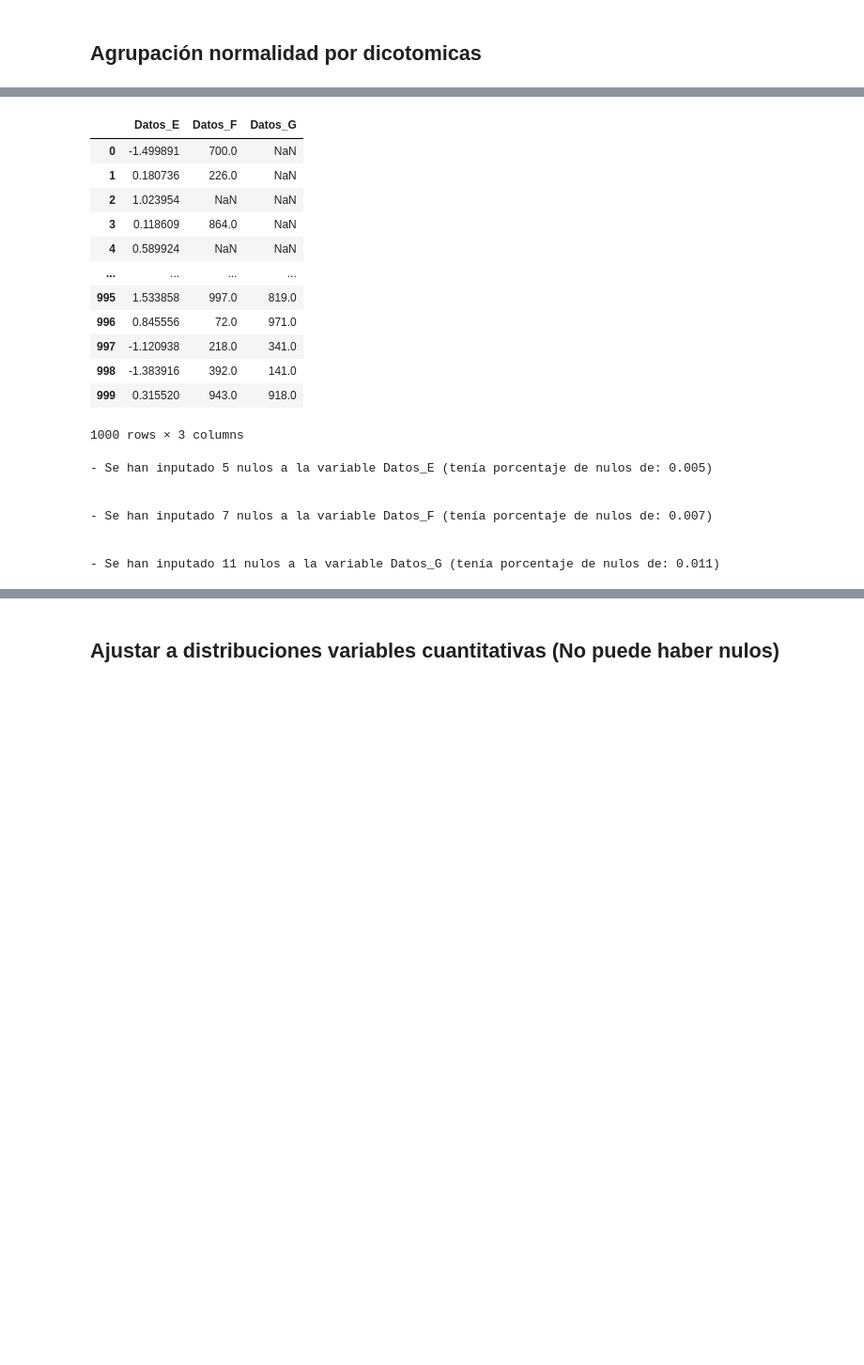
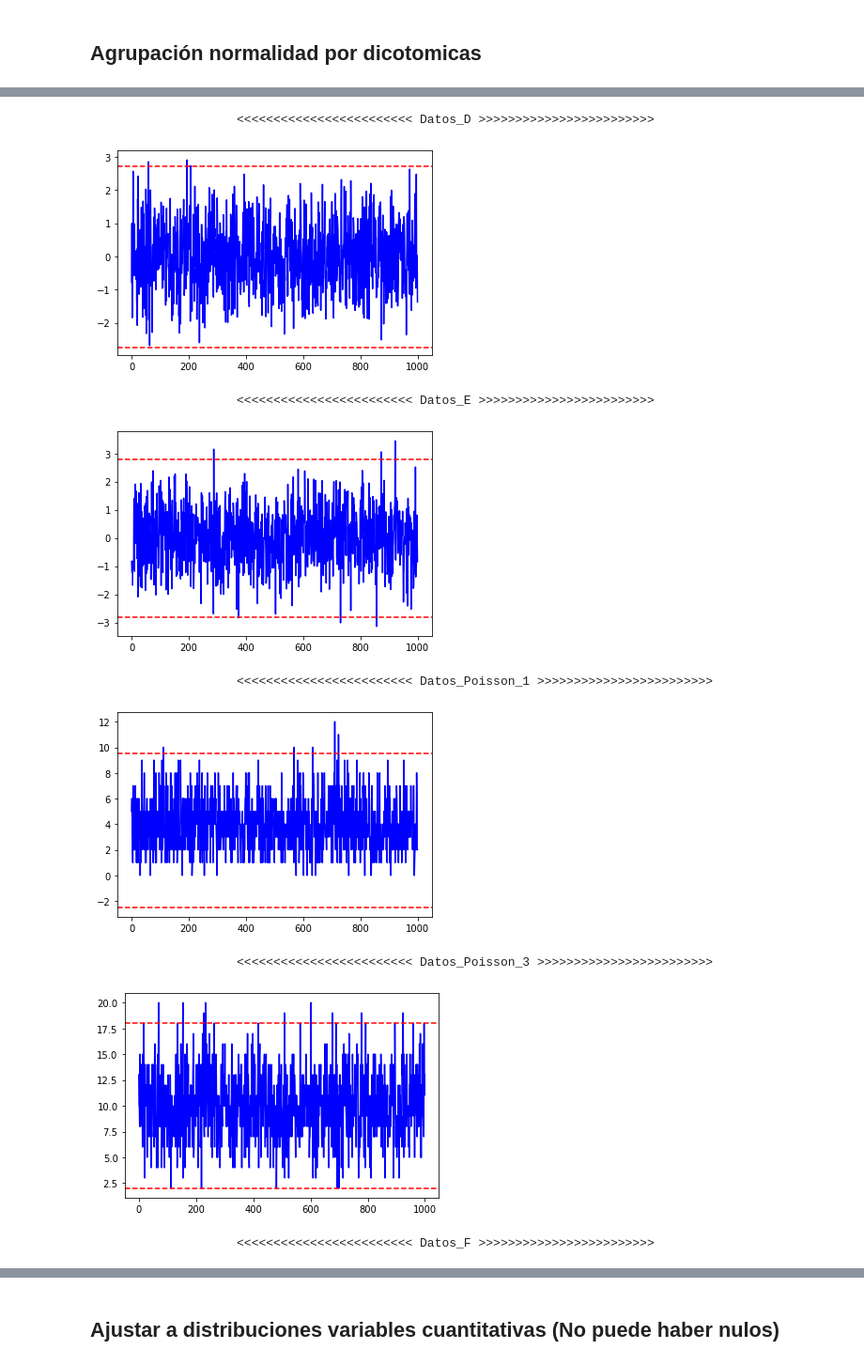
Before and after one commit to 4bm4/cheatsheetDC, a Jupyter notebook: clases.ipynb, the cells around one changed output, grey strips where cells are left out. Shown at 94% size. Saved outputs shown, nothing was run; the diff lists cells and outputs as text; code cells hidden in the pictures; blank space fills up the shorter version.

```diff
--- a/clases.ipynb
+++ b/clases.ipynb
@@ -1037,26 +1111,12 @@ ejemplo.normal_grupos_dico
-# %%
-df_prueba[['Datos_E','Datos_F','Datos_G']]
-# %% [output]
-|  | Datos_E | Datos_F | Datos_G |
-| 0 | -1.499891 | 700.0 | NaN |
-| 1 | 0.180736 | 226.0 | NaN |
-| 2 | 1.023954 | NaN | NaN |
-| 3 | 0.118609 | 864.0 | NaN |
-| 4 | 0.589924 | NaN | NaN |
-| ... | ... | ... | ... |
-| 995 | 1.533858 | 997.0 | 819.0 |
-| 996 | 0.845556 | 72.0 | 971.0 |
-| 997 | -1.120938 | 218.0 | 341.0 |
-| 998 | -1.383916 | 392.0 | 141.0 |
-| 999 | 0.315520 | 943.0 | 918.0 |
-1000 rows × 3 columns
 # %%
-ejemplo.nulos()
+ejemplo.remove_outliers()
 # %% [output]
-- Se han inputado 5 nulos a la variable Datos_E (tenía porcentaje de nulos de: 0.005)
-
-
-- Se han inputado 7 nulos a la variable Datos_F (tenía porcentaje de nulos de: 0.007)
-
-
-- Se han inputado 11 nulos a la variable Datos_G (tenía porcentaje de nulos de: 0.011)
+                    <<<<<<<<<<<<<<<<<<<<<<<< Datos_D >>>>>>>>>>>>>>>>>>>>>>>>
+[figure, added]
+                    <<<<<<<<<<<<<<<<<<<<<<<< Datos_E >>>>>>>>>>>>>>>>>>>>>>>>
+[figure, added]
+                    <<<<<<<<<<<<<<<<<<<<<<<< Datos_Poisson_1 >>>>>>>>>>>>>>>>>>>>>>>>
+[figure, added]
+                    <<<<<<<<<<<<<<<<<<<<<<<< Datos_Poisson_3 >>>>>>>>>>>>>>>>>>>>>>>>
+[figure, added]
+                    <<<<<<<<<<<<<<<<<<<<<<<< Datos_F >>>>>>>>>>>>>>>>>>>>>>>>
```
Also changed, not shown: parts of 31 cells of this notebook.
